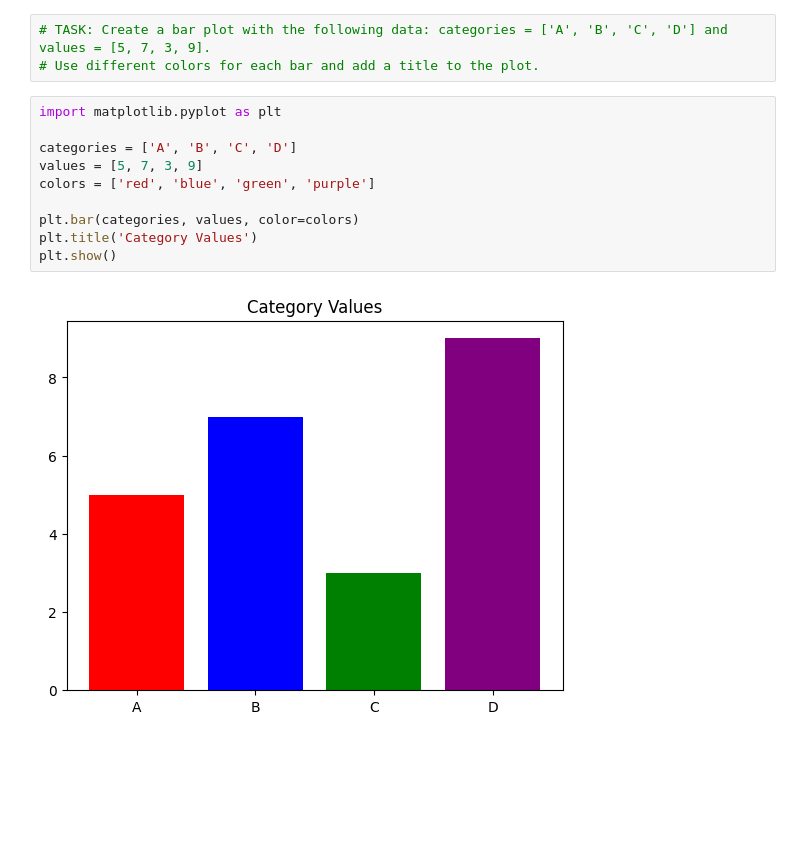
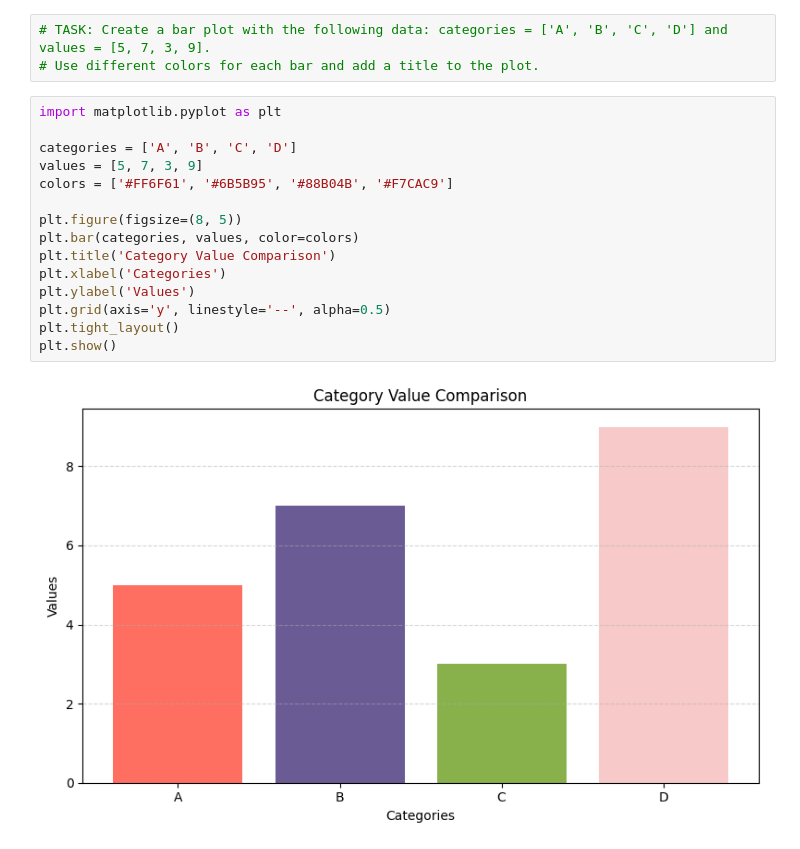
Before and after one commit to jnanadeep19/python-jupyter-template, a Jupyter notebook: src/2-bar-plot.ipynb, the cells around one changed output. Drawn from its saved outputs; the diff is of its cells as text; blank space fills up the shorter version.

```diff
--- a/src/2-bar-plot.ipynb
+++ b/src/2-bar-plot.ipynb
@@ -6,12 +6,17 @@
 # %%
 import matplotlib.pyplot as plt
 
 categories = ['A', 'B', 'C', 'D']
 values = [5, 7, 3, 9]
-colors = ['red', 'blue', 'green', 'purple']
+colors = ['#FF6F61', '#6B5B95', '#88B04B', '#F7CAC9']
 
+plt.figure(figsize=(8, 5))
 plt.bar(categories, values, color=colors)
-plt.title('Category Values')
+plt.title('Category Value Comparison')
+plt.xlabel('Categories')
+plt.ylabel('Values')
+plt.grid(axis='y', linestyle='--', alpha=0.5)
+plt.tight_layout()
 plt.show()
 # %% [output]
-[figure, old version]
+[figure, new version]
```
Also changed, not shown: 3 other files.
